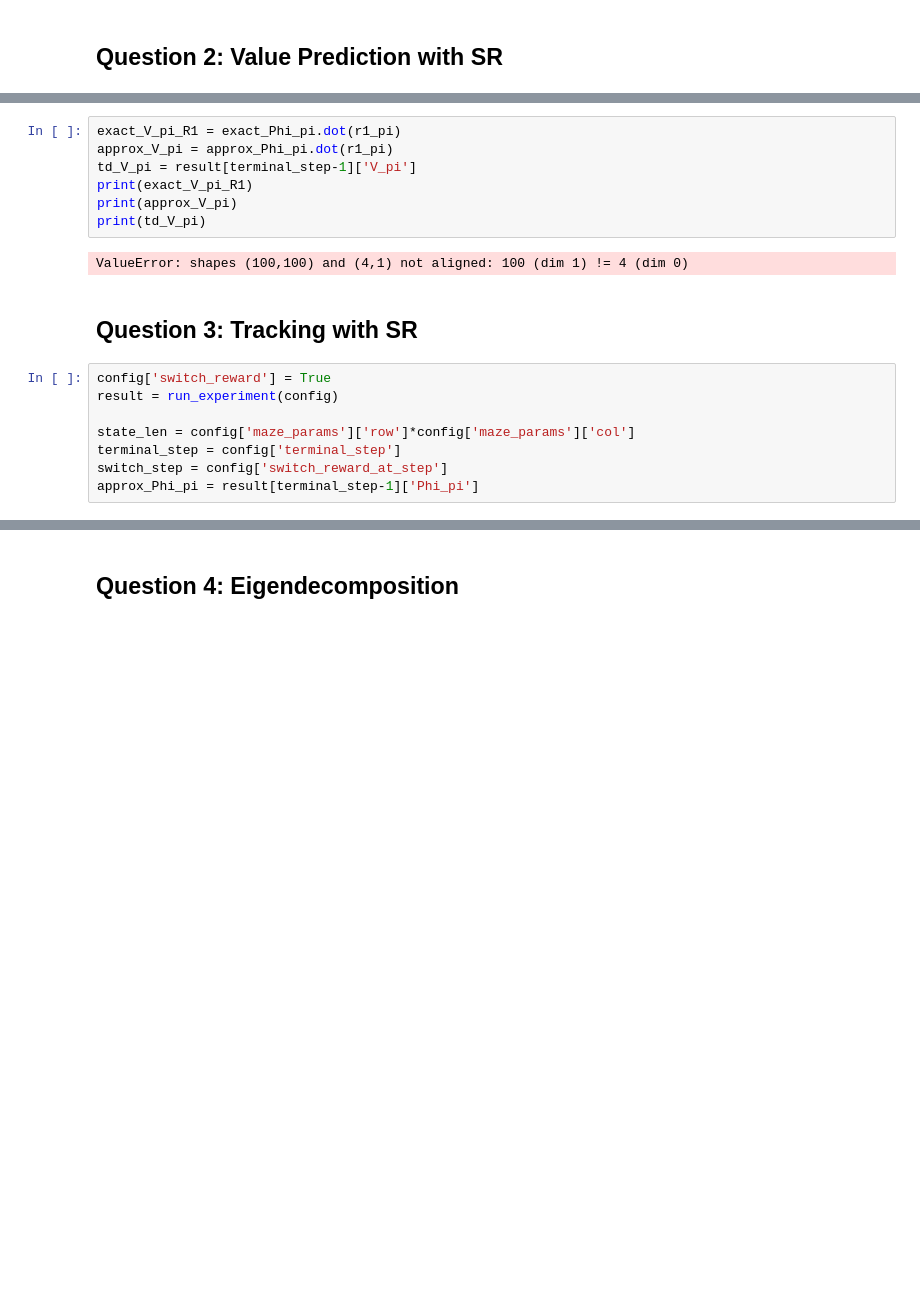
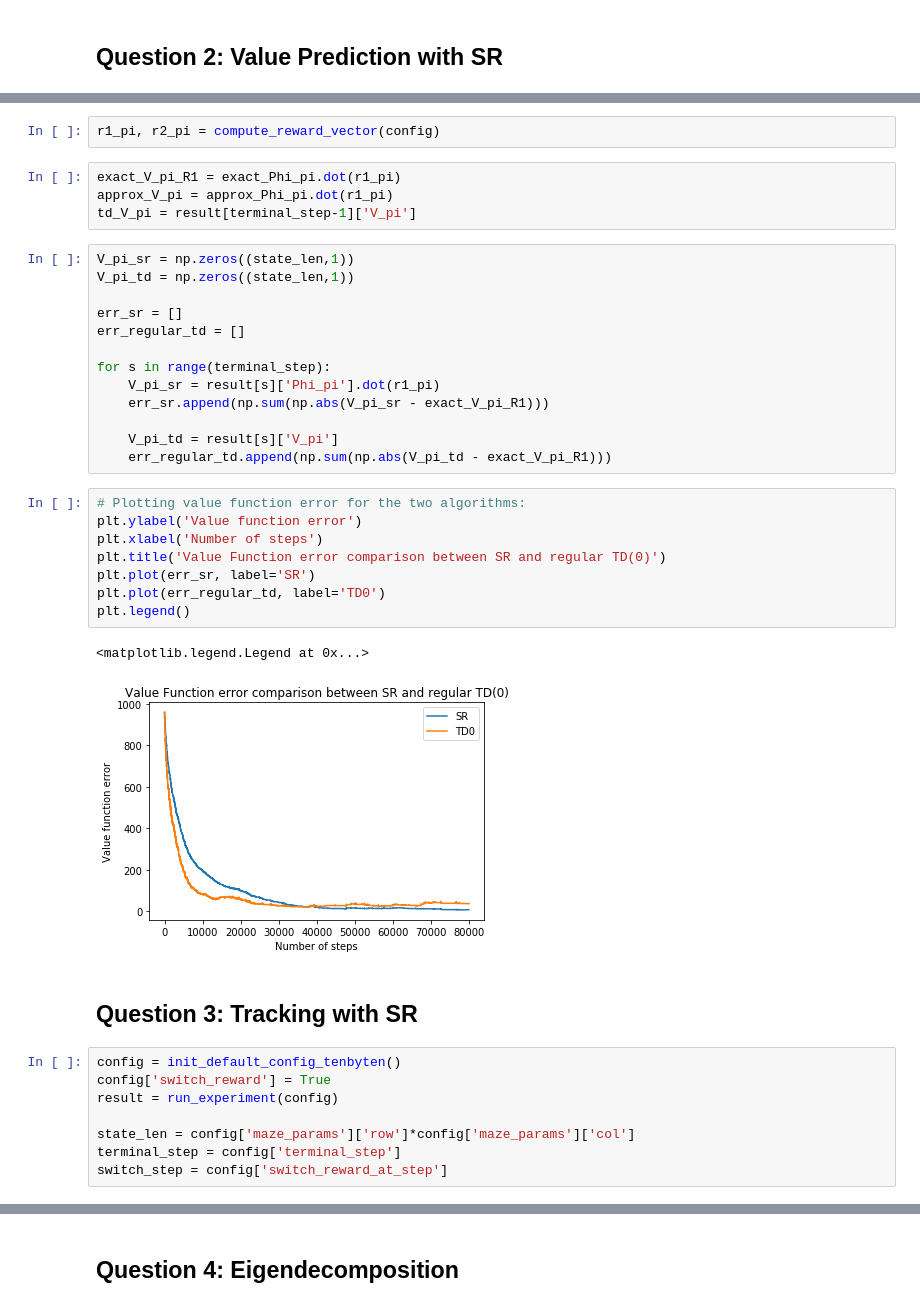
Before and after one commit to rllabmcgill/gvfs-and-sr-dayan-hunt, a Jupyter notebook: Learning_SR.ipynb, the cells around one changed output, grey strips where cells are left out. Drawn from its saved outputs; the diff is of its cells as text; blank space fills up the shorter version.

```diff
--- a/Learning_SR.ipynb
+++ b/Learning_SR.ipynb
@@ -114,19 +90,40 @@ print(r2_pi)
+# %%
+r1_pi, r2_pi = compute_reward_vector(config)
 # %%
 exact_V_pi_R1 = exact_Phi_pi.dot(r1_pi)
 approx_V_pi = approx_Phi_pi.dot(r1_pi)
 td_V_pi = result[terminal_step-1]['V_pi']
-print(exact_V_pi_R1)
-print(approx_V_pi)
-print(td_V_pi)
-# %% [output]
-ValueError: shapes (100,100) and (4,1) not aligned: 100 (dim 1) != 4 (dim 0)
+# %%
+V_pi_sr = np.zeros((state_len,1))
+V_pi_td = np.zeros((state_len,1))
+
+err_sr = []
+err_regular_td = []
+
+for s in range(terminal_step):
+    V_pi_sr = result[s]['Phi_pi'].dot(r1_pi)
+    err_sr.append(np.sum(np.abs(V_pi_sr - exact_V_pi_R1)))
+
+    V_pi_td = result[s]['V_pi']
+    err_regular_td.append(np.sum(np.abs(V_pi_td - exact_V_pi_R1)))
+# %%
+# Plotting value function error for the two algorithms:
+plt.ylabel('Value function error')
+plt.xlabel('Number of steps')
+plt.title('Value Function error comparison between SR and regular TD(0)')
+plt.plot(err_sr, label='SR')
+plt.plot(err_regular_td, label='TD0')
+plt.legend()
+# %% [output]
+<matplotlib.legend.Legend at 0x...>
+[figure, added]
 # %% [markdown]
 ## Question 3: Tracking with SR
 # %%
+config = init_default_config_tenbyten()
 config['switch_reward'] = True
 result = run_experiment(config)
 
 state_len = config['maze_params']['row']*config['maze_params']['col']
 terminal_step = config['terminal_step']
 switch_step = config['switch_reward_at_step']
-approx_Phi_pi = result[terminal_step-1]['Phi_pi']
```
Also changed, not shown: parts of 17 cells of this notebook, 2 other files.
